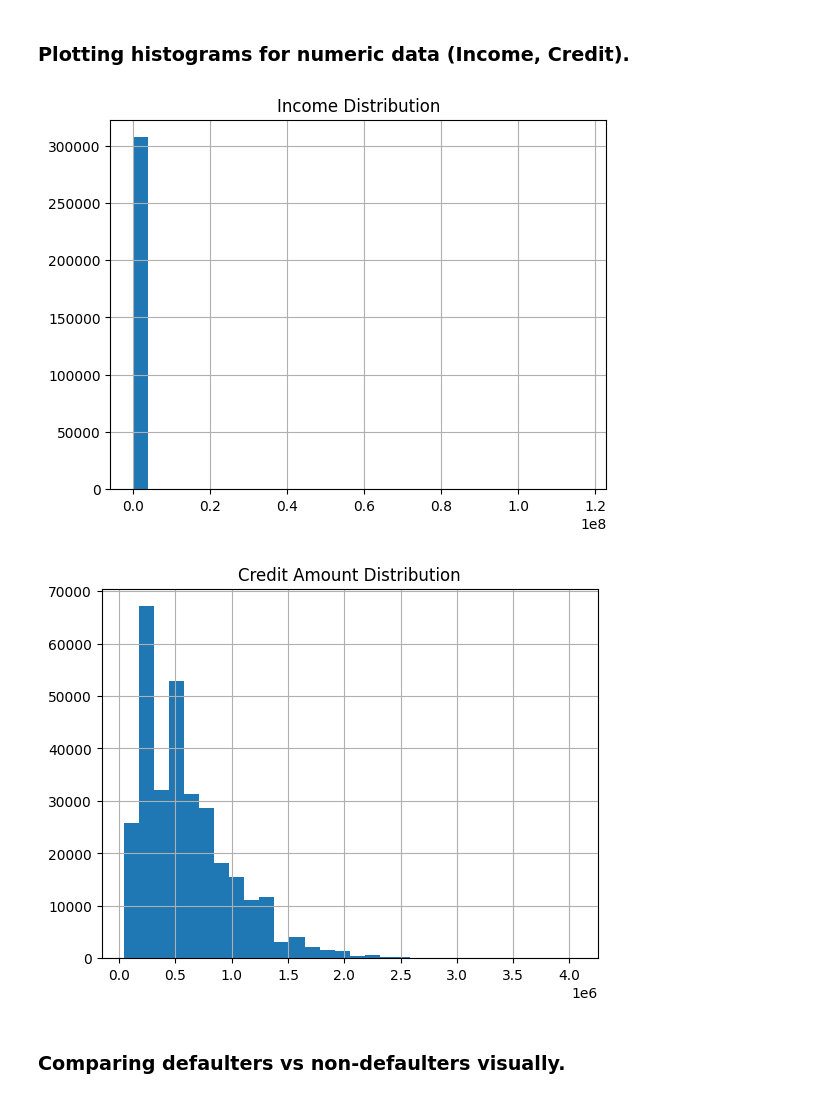
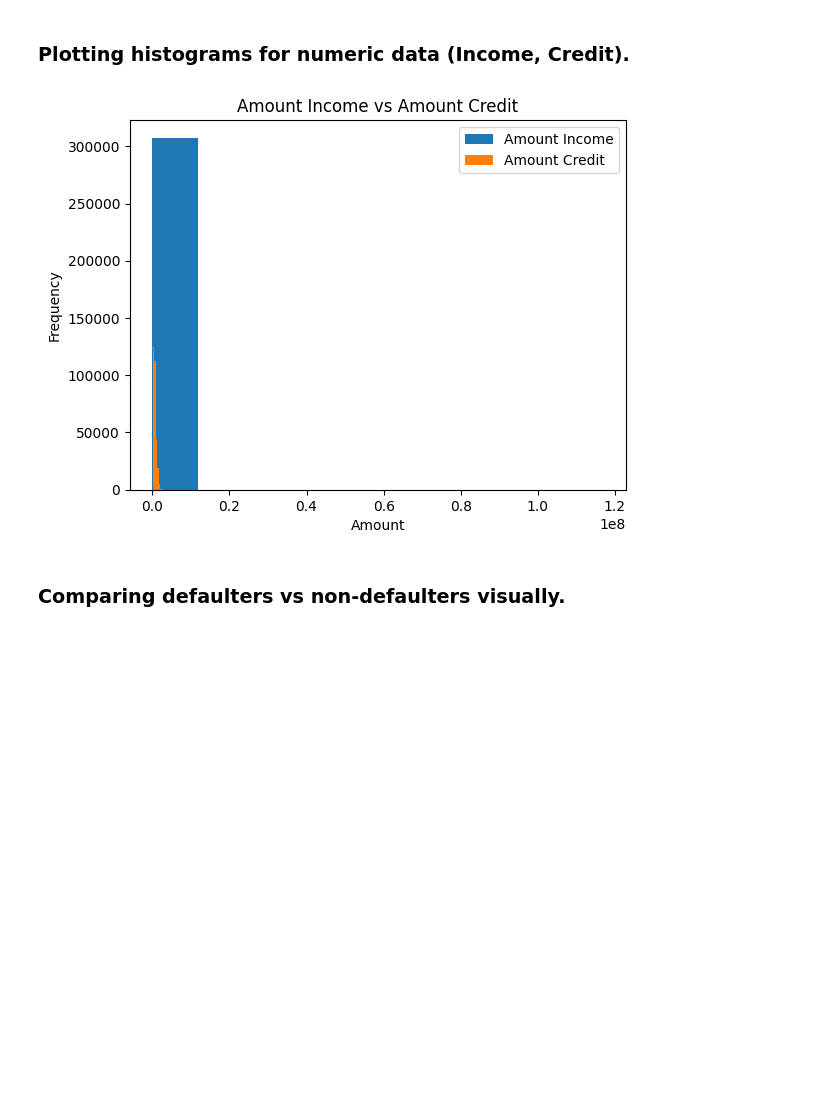
Before and after one commit to nandhakumar-v-19/Home-Loan-Default-Risk-Management, a Jupyter notebook: Home_Loan_Default_Risk_Management.ipynb, the cells around one changed output. Saved outputs shown, nothing was run; the diff lists cells and outputs as text; code cells hidden in the pictures; blank space fills up the shorter version.

```diff
--- a/Home_Loan_Default_Risk_Management.ipynb
+++ b/Home_Loan_Default_Risk_Management.ipynb
@@ -375,16 +363,16 @@ plt.show()
 # %% [markdown]
 ### **Plotting histograms for numeric data (Income, Credit).**
-# %%
-app_df['AMT_INCOME_TOTAL'].hist(bins=30)
-plt.title("Income Distribution")
-plt.show()
-
-app_df['AMT_CREDIT'].hist(bins=30)
-plt.title("Credit Amount Distribution")
-plt.show()
-# %% [output]
-[figure, removed]
-[figure, removed]
+# %%
+plt.hist(app_df['AMT_INCOME_TOTAL'], label='Amount Income')
+plt.hist(app_df['AMT_CREDIT'], label='Amount Credit')
+
+plt.title("Amount Income vs Amount Credit")
+plt.xlabel("Amount")
+plt.ylabel("Frequency")
+plt.legend()
+plt.show()
+# %% [output]
+[figure, added]
 # %% [markdown]
 ### **Comparing defaulters vs non-defaulters visually.**
 # %%
```
Also changed, not shown: parts of 16 cells of this notebook.
